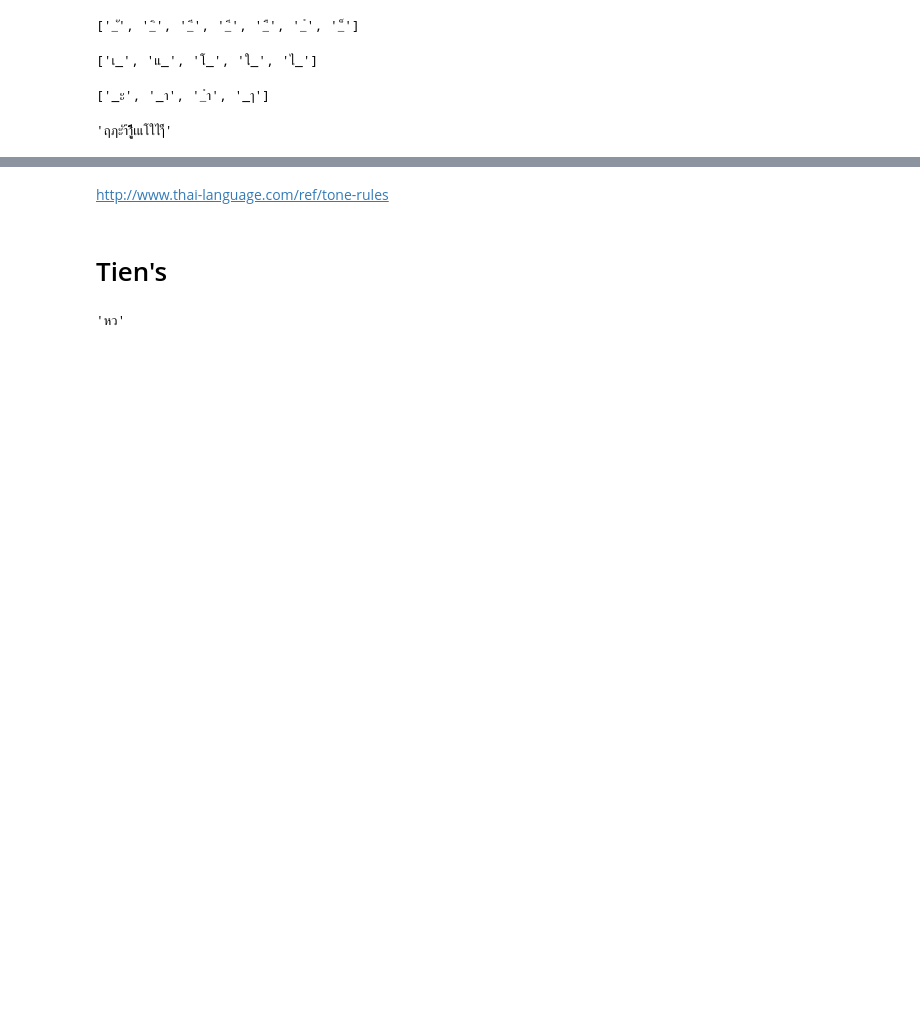
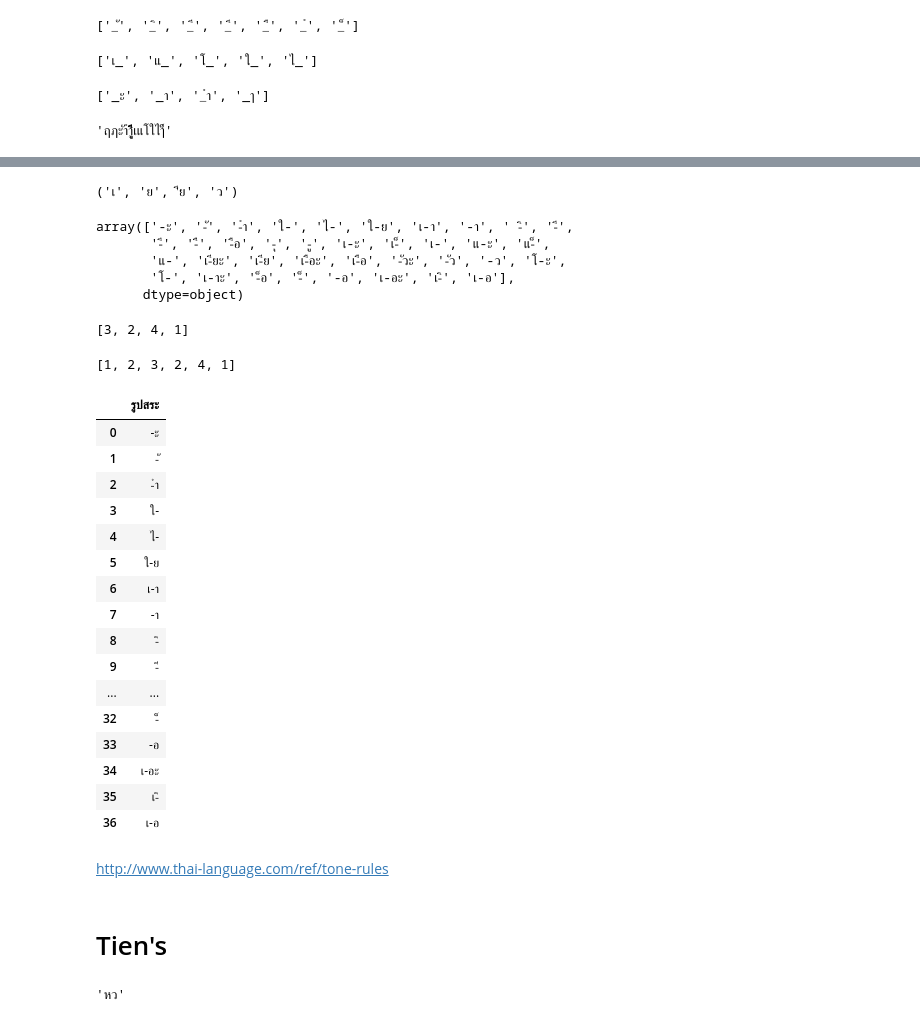
Before and after one commit to Duayt/kampuan_api, a Jupyter notebook: notebooks/Dev API.ipynb, the cells around one changed output, grey strips where cells are left out. Cells and saved outputs as stored; diff of their text form; code cells hidden in the pictures; blank space fills up the shorter version.

```diff
--- a/notebooks/Dev API.ipynb
+++ b/notebooks/Dev API.ipynb
@@ -272,0 +299,26 @@ ModuleNotFoundError: No module named 'pythainlp'
+# %%
+a._ex
+# %% [output]
+('เ', 'ย', 'ีย', 'ว')
+# %%
+df_vowel_form['รูปสระ'].str.replace(
+        '\xa0', '').values
+# %% [output]
+array(['-ะ', '-ั', '-ำ', 'ใ-', 'ไ-', 'ใ-ย', 'เ-า', '-า', ' -ิ', '-ี',
+       '-ึ', '-ื', '-ือ', '-ุ', '-ู', 'เ-ะ', 'เ-็', 'เ-', 'แ-ะ', 'แ-็',
+       'แ-', 'เ-ียะ', 'เ-ีย', 'เ-ือะ', 'เ-ือ', '-ัวะ', '-ัว', '-ว', 'โ-ะ',
+       'โ-', 'เ-าะ', '-็อ', '-็', '-อ', 'เ-อะ', 'เ-ิ', 'เ-อ'],
+      dtype=object)
+# %%
+a=[1,2,3,2,4,1]
+b=[1,2]
+c=a.copy()
+for d in b:
+    c.remove(d)
+c
+# %% [output]
+[3, 2, 4, 1]
+# %%
+a
+# %% [output]
+[1, 2, 3, 2, 4, 1]
@@ -273,3 +327,23 @@ ModuleNotFoundError: No module named 'pythainlp'
+# %%
+df_vowel_form
+# %% [output]
+|  | รูปสระ |
+| 0 | -ะ |
+| 1 | -ั |
+| 2 | -ำ |
+| 3 | ใ- |
+| 4 | ไ- |
+| 5 | ใ-ย |
+| 6 | เ-า |
+| 7 | -า |
+| 8 | -ิ |
+| 9 | -ี |
+| ... | ... |
+| 32 | -็ |
+| 33 | -อ |
+| 34 | เ-อะ |
+| 35 | เ-ิ |
+| 36 | เ-อ |
 # %% [markdown]
 http://www.thai-language.com/ref/tone-rules
 # %% [markdown]
```
Also changed, not shown: parts of 18 cells of this notebook, 3 other files.
